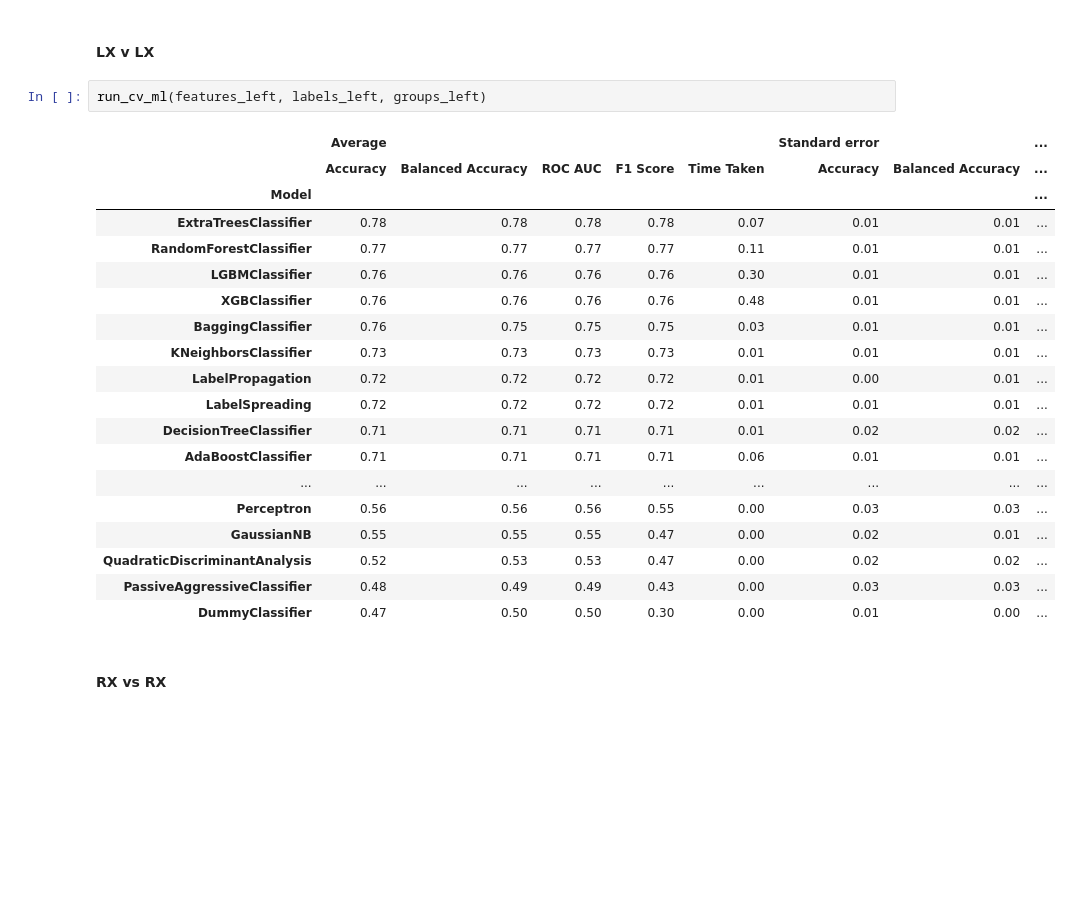
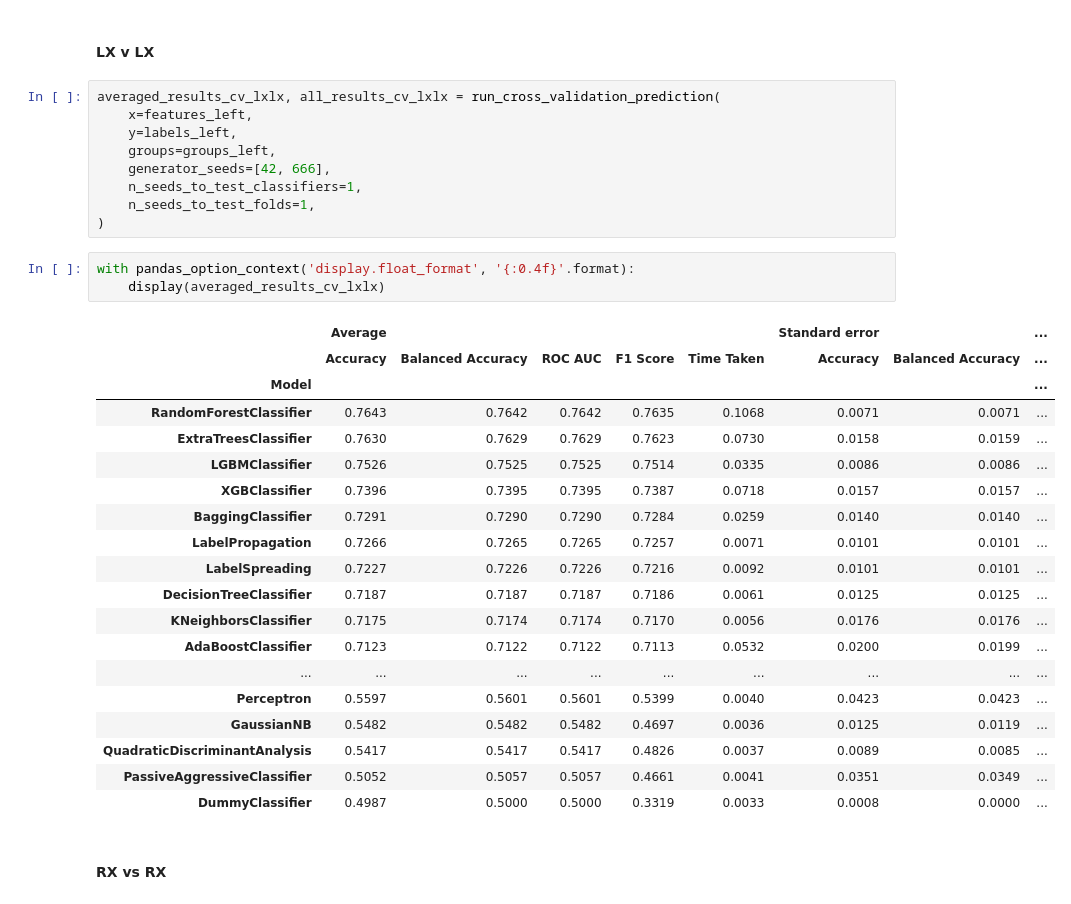
Before and after one commit to LeonardoAlchieri/LateralizationPhysiologicalWearables, a Jupyter notebook: notebooks/data-exploration-usilaughs.ipynb, the cells around one changed output. Drawn from its saved outputs; the diff is of its cells as text; blank space fills up the shorter version.

```diff
--- a/notebooks/data-exploration-usilaughs.ipynb
+++ b/notebooks/data-exploration-usilaughs.ipynb
@@ -568,26 +161,36 @@ def run_cv_ml(x, y, groups):
 # %% [markdown]
 #### LX v LX
-# %%
-run_cv_ml(features_left, labels_left, groups_left)
-# %% [output]
-|  | Average |  |  |  |  | Standard error |  | ... |
-|  | Accuracy | Balanced Accuracy | ROC AUC | F1 Score | Time Taken | Accuracy | Balanced Accuracy | ... |
-| Model |  |  |  |  |  |  |  | ... |
-| ExtraTreesClassifier | 0.78 | 0.78 | 0.78 | 0.78 | 0.07 | 0.01 | 0.01 | ... |
-| RandomForestClassifier | 0.77 | 0.77 | 0.77 | 0.77 | 0.11 | 0.01 | 0.01 | ... |
-| LGBMClassifier | 0.76 | 0.76 | 0.76 | 0.76 | 0.30 | 0.01 | 0.01 | ... |
-| XGBClassifier | 0.76 | 0.76 | 0.76 | 0.76 | 0.48 | 0.01 | 0.01 | ... |
-| BaggingClassifier | 0.76 | 0.75 | 0.75 | 0.75 | 0.03 | 0.01 | 0.01 | ... |
-| KNeighborsClassifier | 0.73 | 0.73 | 0.73 | 0.73 | 0.01 | 0.01 | 0.01 | ... |
-| LabelPropagation | 0.72 | 0.72 | 0.72 | 0.72 | 0.01 | 0.00 | 0.01 | ... |
-| LabelSpreading | 0.72 | 0.72 | 0.72 | 0.72 | 0.01 | 0.01 | 0.01 | ... |
-| DecisionTreeClassifier | 0.71 | 0.71 | 0.71 | 0.71 | 0.01 | 0.02 | 0.02 | ... |
-| AdaBoostClassifier | 0.71 | 0.71 | 0.71 | 0.71 | 0.06 | 0.01 | 0.01 | ... |
-| ... | ... | ... | ... | ... | ... | ... | ... | ... |
-| Perceptron | 0.56 | 0.56 | 0.56 | 0.55 | 0.00 | 0.03 | 0.03 | ... |
-| GaussianNB | 0.55 | 0.55 | 0.55 | 0.47 | 0.00 | 0.02 | 0.01 | ... |
-| QuadraticDiscriminantAnalysis | 0.52 | 0.53 | 0.53 | 0.47 | 0.00 | 0.02 | 0.02 | ... |
-| PassiveAggressiveClassifier | 0.48 | 0.49 | 0.49 | 0.43 | 0.00 | 0.03 | 0.03 | ... |
-| DummyClassifier | 0.47 | 0.50 | 0.50 | 0.30 | 0.00 | 0.01 | 0.00 | ... |
+# %%
+averaged_results_cv_lxlx, all_results_cv_lxlx = run_cross_validation_prediction(
+    x=features_left,
+    y=labels_left,
+    groups=groups_left,
+    generator_seeds=[42, 666],
+    n_seeds_to_test_classifiers=1,
+    n_seeds_to_test_folds=1,
+)
+# %%
+with pandas_option_context('display.float_format', '{:0.4f}'.format):
+    display(averaged_results_cv_lxlx)
+# %% [output]
+|  | Average |  |  |  |  | Standard error |  | ... |
+|  | Accuracy | Balanced Accuracy | ROC AUC | F1 Score | Time Taken | Accuracy | Balanced Accuracy | ... |
+| Model |  |  |  |  |  |  |  | ... |
+| RandomForestClassifier | 0.7643 | 0.7642 | 0.7642 | 0.7635 | 0.1068 | 0.0071 | 0.0071 | ... |
+| ExtraTreesClassifier | 0.7630 | 0.7629 | 0.7629 | 0.7623 | 0.0730 | 0.0158 | 0.0159 | ... |
+| LGBMClassifier | 0.7526 | 0.7525 | 0.7525 | 0.7514 | 0.0335 | 0.0086 | 0.0086 | ... |
+| XGBClassifier | 0.7396 | 0.7395 | 0.7395 | 0.7387 | 0.0718 | 0.0157 | 0.0157 | ... |
+| BaggingClassifier | 0.7291 | 0.7290 | 0.7290 | 0.7284 | 0.0259 | 0.0140 | 0.0140 | ... |
+| LabelPropagation | 0.7266 | 0.7265 | 0.7265 | 0.7257 | 0.0071 | 0.0101 | 0.0101 | ... |
+| LabelSpreading | 0.7227 | 0.7226 | 0.7226 | 0.7216 | 0.0092 | 0.0101 | 0.0101 | ... |
+| DecisionTreeClassifier | 0.7187 | 0.7187 | 0.7187 | 0.7186 | 0.0061 | 0.0125 | 0.0125 | ... |
+| KNeighborsClassifier | 0.7175 | 0.7174 | 0.7174 | 0.7170 | 0.0056 | 0.0176 | 0.0176 | ... |
+| AdaBoostClassifier | 0.7123 | 0.7122 | 0.7122 | 0.7113 | 0.0532 | 0.0200 | 0.0199 | ... |
+| ... | ... | ... | ... | ... | ... | ... | ... | ... |
+| Perceptron | 0.5597 | 0.5601 | 0.5601 | 0.5399 | 0.0040 | 0.0423 | 0.0423 | ... |
+| GaussianNB | 0.5482 | 0.5482 | 0.5482 | 0.4697 | 0.0036 | 0.0125 | 0.0119 | ... |
+| QuadraticDiscriminantAnalysis | 0.5417 | 0.5417 | 0.5417 | 0.4826 | 0.0037 | 0.0089 | 0.0085 | ... |
+| PassiveAggressiveClassifier | 0.5052 | 0.5057 | 0.5057 | 0.4661 | 0.0041 | 0.0351 | 0.0349 | ... |
+| DummyClassifier | 0.4987 | 0.5000 | 0.5000 | 0.3319 | 0.0033 | 0.0008 | 0.0000 | ... |
 # %% [markdown]
 #### RX vs RX
```
Also changed, not shown: parts of 43 cells of this notebook, 15 other files.
